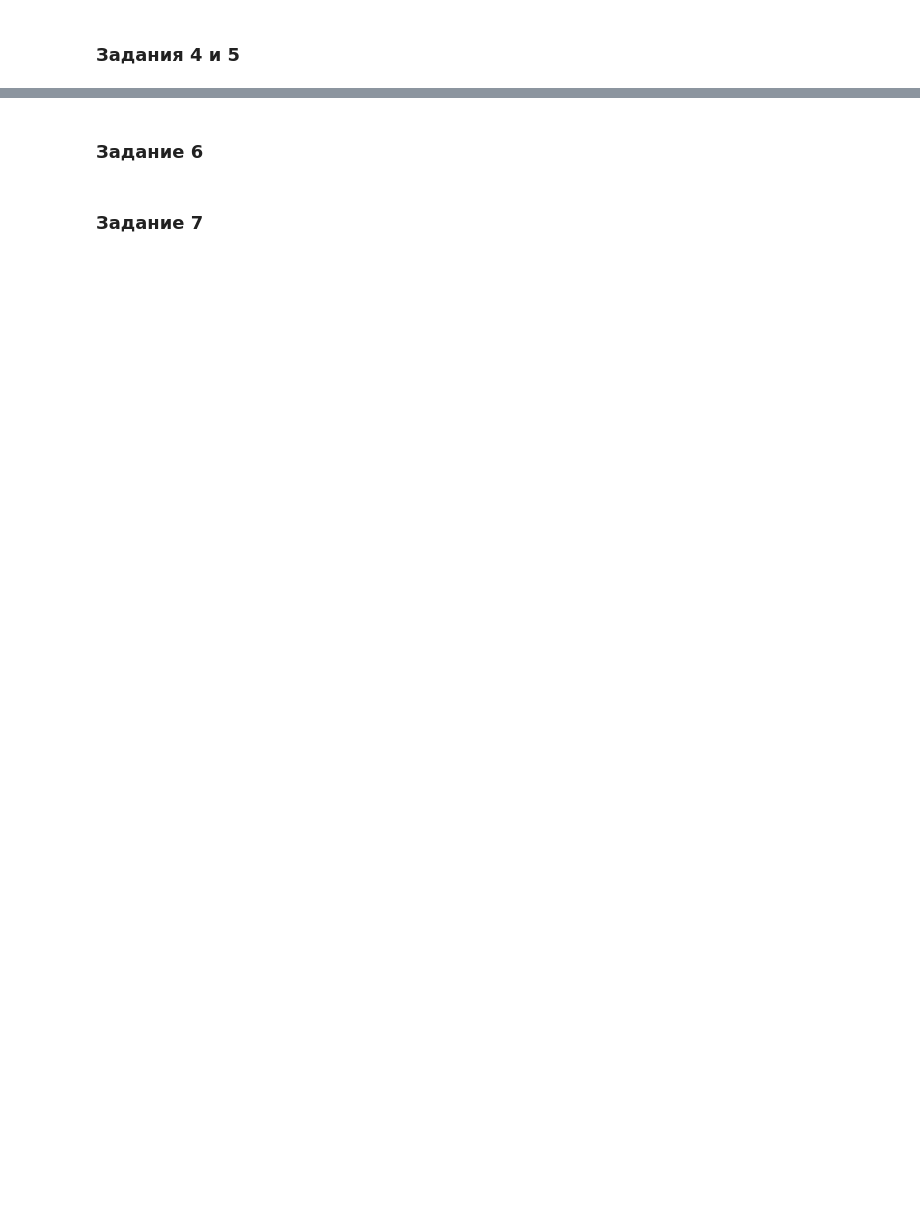
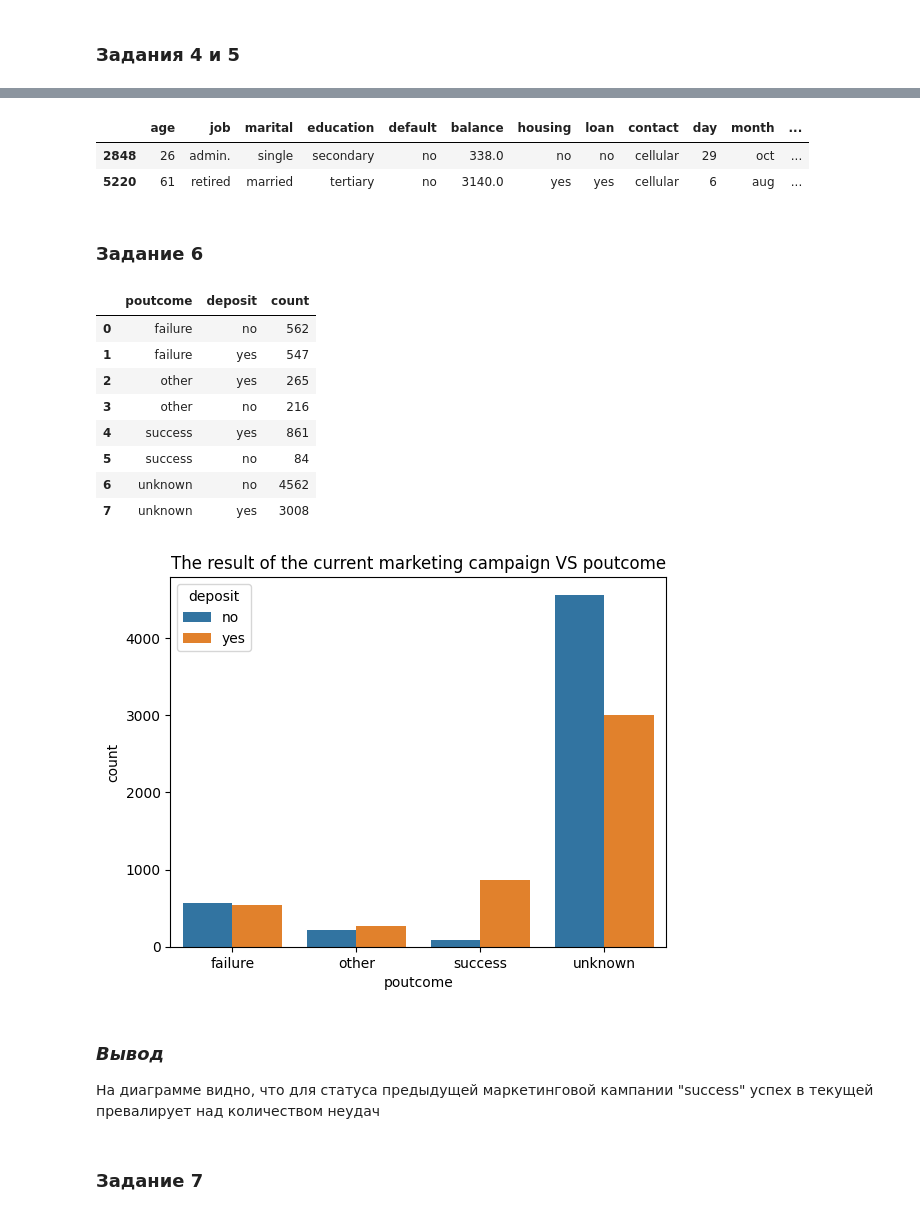
Before and after one commit to vavilove001-lab/sf_data_science, a Jupyter notebook: Projects/Project-4.ML/Project_4_ML.ipynb, the cells around one changed output, grey strips where cells are left out. Drawn from its saved outputs; the diff is of its cells as text; code cells hidden in the pictures; blank space fills up the shorter version.

```diff
--- a/Projects/Project-4.ML/Project_4_ML.ipynb
+++ b/Projects/Project-4.ML/Project_4_ML.ipynb
@@ -243,8 +322,37 @@ boxplot.set_title('cleaned balance Boxplot');
+# %%
+# Можно проверить, что среди клиентов у которых нет информации о результате предыдущей маркетинговой кампании
+# всего два имеют информацию о контактах в предыдущей кампании
+data[(data['poutcome']=='unknown') & (data['previous']>0)]
+# %% [output]
+|  | age | job | marital | education | default | balance | housing | loan | contact | day | month | ... |
+| 2848 | 26 | admin. | single | secondary | no | 338.0 | no | no | cellular | 29 | oct | ... |
+| 5220 | 61 | retired | married | tertiary | no | 3140.0 | yes | yes | cellular | 6 | aug | ... |
 # %% [markdown]
 ### Задание 6
 # %%
 # Узнайте, для какого статуса предыдущей маркетинговой кампании успех в текущей превалирует над количеством неудач.
-# ваш код
+# Группируем данные по результату прошлой кампании и подсчитываем количество значений в каждой группе по признаку deposit
+data = cleaned.groupby('poutcome', as_index=False)['deposit'].value_counts()
+display(data)
+
+# Строим столбчатую диаграмму по полученным данным
+fig = sns.barplot(data=data, x='poutcome', y = 'count', hue='deposit')
+fig.set_title('The result of the current marketing campaign VS poutcome');
+# %% [output]
+|  | poutcome | deposit | count |
+| 0 | failure | no | 562 |
+| 1 | failure | yes | 547 |
+| 2 | other | yes | 265 |
+| 3 | other | no | 216 |
+| 4 | success | yes | 861 |
+| 5 | success | no | 84 |
+| 6 | unknown | no | 4562 |
+| 7 | unknown | yes | 3008 |
+[figure, added]
+# %% [markdown]
+### *Вывод*
+
+На диаграмме видно, что для статуса предыдущей маркетинговой кампании "success" успех в текущей превалирует над количеством неудач
 # %% [markdown]
 ### Задание 7
 # %%
```
Also changed, not shown: parts of 52 cells of this notebook, 2 other files.
